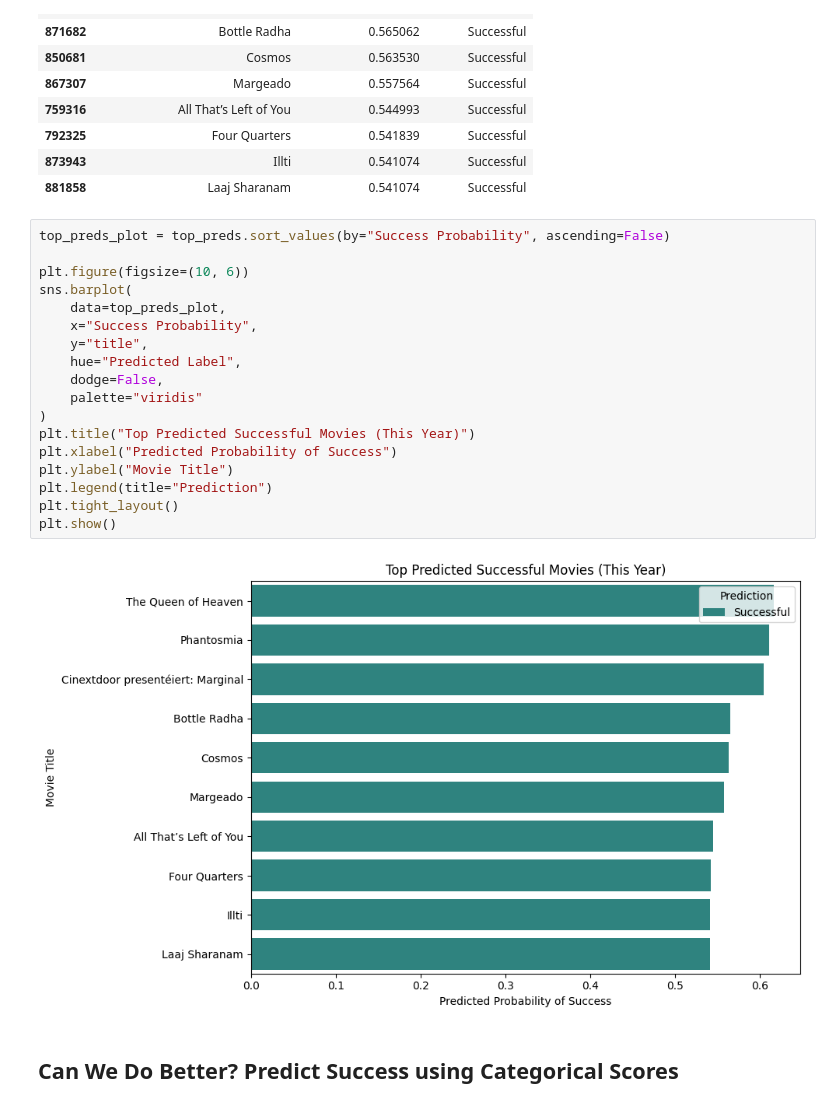
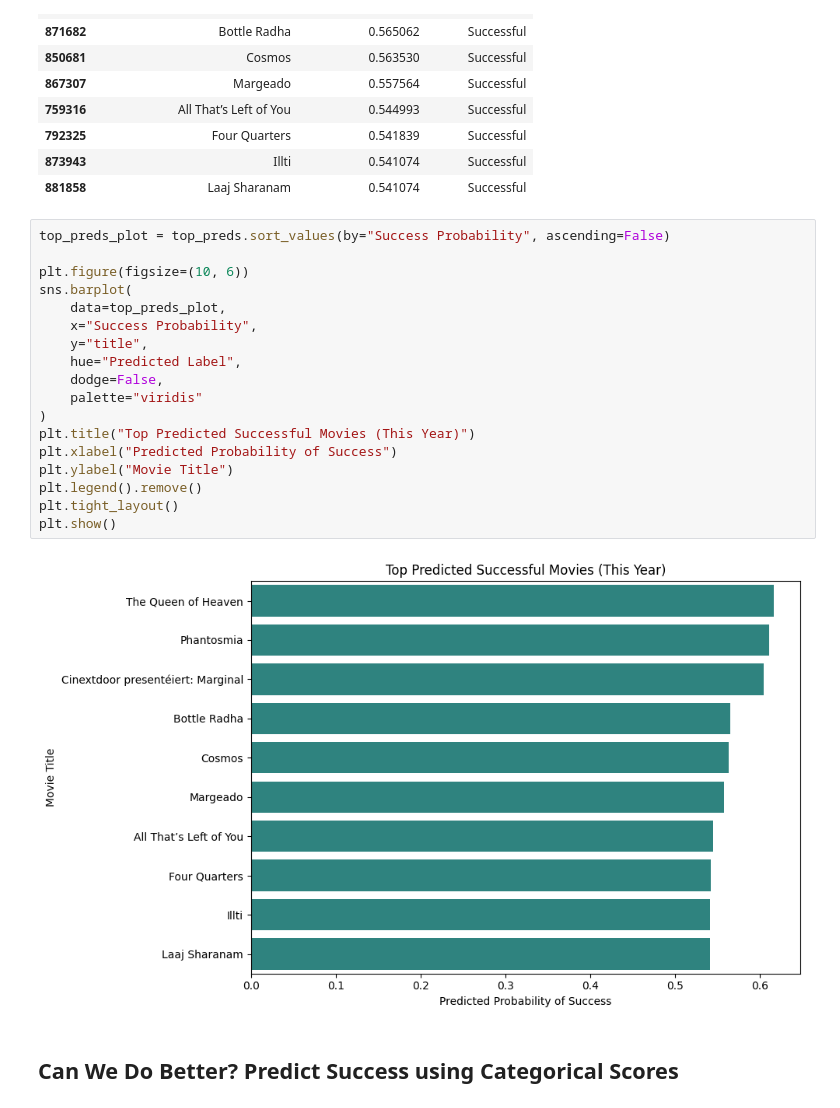
Before and after one commit to jonnycomes/movie-data, a Jupyter notebook: notebooks/successful_movie_prediction/Successful_Movie_Prediction.ipynb, the cells around one changed output. Drawn from its saved outputs; the diff is of its cells as text.

```diff
--- a/notebooks/successful_movie_prediction/Successful_Movie_Prediction.ipynb
+++ b/notebooks/successful_movie_prediction/Successful_Movie_Prediction.ipynb
@@ -331,23 +358,23 @@ top_preds[["title", "Success Probability", "Predicted Label"]]
 # %%
 top_preds_plot = top_preds.sort_values(by="Success Probability", ascending=False)
 
 plt.figure(figsize=(10, 6))
 sns.barplot(
     data=top_preds_plot,
     x="Success Probability",
     y="title",
     hue="Predicted Label",
     dodge=False,
     palette="viridis"
 )
 plt.title("Top Predicted Successful Movies (This Year)")
 plt.xlabel("Predicted Probability of Success")
 plt.ylabel("Movie Title")
-plt.legend(title="Prediction")
+plt.legend().remove()
 plt.tight_layout()
 plt.show()
 # %% [output]
-[figure, old version]
+[figure, new version]
 # %% [markdown]
 ## Can We Do Better? Predict Success using Categorical Scores
 # %%
```
Also changed, not shown: parts of 16 cells of this notebook.
